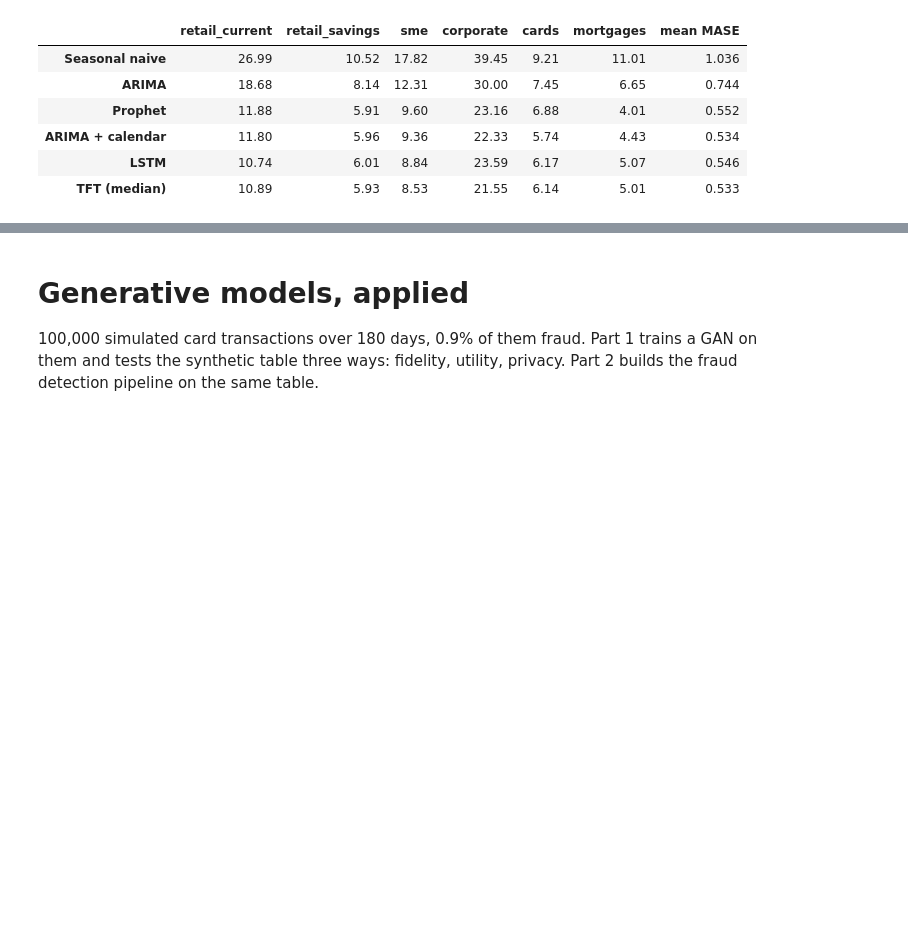
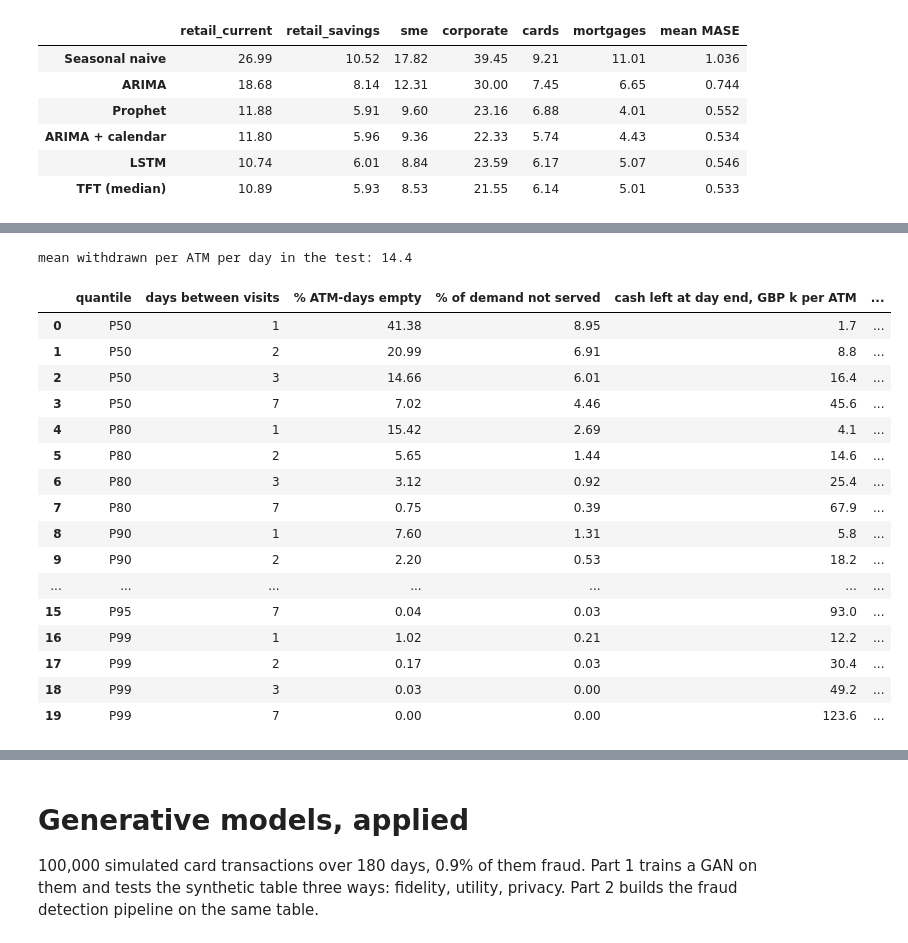
Before and after one commit to iitm-da/finance-ml, a Jupyter notebook: forecasting_and_generative_models.ipynb, the cells around one changed output, grey strips where cells are left out. Cells and saved outputs as stored; diff of their text form; code cells hidden in the pictures; blank space fills up the shorter version.

Commit message:
Day 1 applications: ATM cash example (shared model against per-ATM models, P95 backtest by ATM, replenishment widget), simulated ATM data and notebook cells

```diff
--- a/forecasting_and_generative_models.ipynb
+++ b/forecasting_and_generative_models.ipynb
@@ -485,0 +492,19 @@ pd.DataFrame(rows, columns=['model', 'MASE, days 1 to 7', 'MASE, days 8 to 14'])
+# %%
+from sklearn.ensemble import HistGradientBoostingRegressor as HGB
+atm = pd.read_csv('data/atm.csv', parse_dates=['date']).sort_values(['atm_id', 'date']).reset_index(drop=True)
+A_TEST = 91
+d0 = atm.date.min(); atm['di'] = (atm.date - d0).dt.days
+ti = int(atm.di.max()) - A_TEST + 1                              # first test day
+NEW = set(atm.groupby('atm_id').di.min().loc[lambda s: s > 0].index)
+atm['kind_c'] = atm.kind.astype('category').cat.codes
+atm['atm_c'] = atm.atm_id.astype('category').cat.codes
+atm['origin'] = atm.di - ((atm.di - ti) % 7)                     # the weekly forecast this day belongs to
+atm['h'] = atm.di - atm.origin + 1                               # 1 to 7 days ahead
+g = atm.groupby('atm_id').withdrawn
+atm['naive'] = g.shift(7)                                        # seasonal naive: the same weekday last week
+atm['r28'] = g.transform(lambda s: s.shift(1).rolling(28, min_periods=14).mean())
+lvl = atm.loc[atm.h == 1, ['atm_id', 'origin', 'r28']].rename(columns={'r28': 'level'})
+atm = atm.merge(lvl, on=['atm_id', 'origin'], how='left').dropna(subset=['level', 'naive'])
+a_tr, a_te = atm[atm.di < ti], atm[atm.di >= ti].copy()
+print('%d ATMs, %d of them new | training rows %d, test rows %d | training days for a new ATM: %d'
+      % (atm.atm_id.nunique(), len(NEW), len(a_tr), len(a_te), a_tr[a_tr.atm_id.isin(NEW)].groupby('atm_id').size().max()))
@@ -485,0 +575,46 @@ pd.DataFrame(rows, columns=['model', 'MASE, days 1 to 7', 'MASE, days 8 to 14'])
+# %%
+# replenishment: every R days an ATM is topped up to the sum of the next R daily forecasts at one quantile
+Dm = a_te.pivot(index='di', columns='atm_id', values='withdrawn').values
+Fq = {q: a_te.pivot(index='di', columns='atm_id', values=f'q{q}').values for q in QS}
+def replenish(q, R, keep=None):
+    cash = np.zeros(Dm.shape[1]); out_days = unmet = idle = loaded = 0.0; tr_ = []
+    for d in range(A_TEST):
+        if d % R == 0:
+            target = Fq[q][d:d + R].sum(axis=0)
+            loaded += np.clip(target - cash, 0, None).sum(); cash = np.maximum(cash, target)
+        start = cash.copy()
+        short = np.clip(Dm[d] - cash, 0, None)
+        out_days += (short > 0).sum(); unmet += short.sum()
+        cash = np.clip(cash - Dm[d], 0, None); idle += cash.sum()
+        if keep is not None:
+            tr_.append([round(float(start[keep]), 1), round(float(cash[keep]), 1), int(short[keep] > 0)])
+    n_ = Dm.size
+    return {'out': round(out_days / n_ * 100, 2), 'unmet': round(unmet / Dm.sum() * 100, 2),
+            'idle': round(idle / n_, 1), 'visits': round(7 / R, 2), 'trace': tr_}
+ids = sorted(a_te.atm_id.unique())
+KEEP = next(i for i, a in enumerate(ids) if a not in NEW and a_te.loc[a_te.atm_id == a, 'kind'].iloc[0] == 'residential')
+GRID = {f'{q}_{R}': replenish(q, R, KEEP) for q in QS for R in (1, 2, 3, 7)}
+pol = pd.DataFrame([[f'P{k.split("_")[0]}', int(k.split('_')[1]), v['out'], v['unmet'], v['idle'], v['visits']] for k, v in GRID.items()],
+                   columns=['quantile', 'days between visits', '% ATM-days empty', '% of demand not served',
+                            'cash left at day end, GBP k per ATM', 'visits per ATM per week'])
+print('mean withdrawn per ATM per day in the test: %.1f' % Dm.mean())
+pol
+# %% [output]
+mean withdrawn per ATM per day in the test: 14.4
+|  | quantile | days between visits | % ATM-days empty | % of demand not served | cash left at day end, GBP k per ATM | ... |
+| 0 | P50 | 1 | 41.38 | 8.95 | 1.7 | ... |
+| 1 | P50 | 2 | 20.99 | 6.91 | 8.8 | ... |
+| 2 | P50 | 3 | 14.66 | 6.01 | 16.4 | ... |
+| 3 | P50 | 7 | 7.02 | 4.46 | 45.6 | ... |
+| 4 | P80 | 1 | 15.42 | 2.69 | 4.1 | ... |
+| 5 | P80 | 2 | 5.65 | 1.44 | 14.6 | ... |
+| 6 | P80 | 3 | 3.12 | 0.92 | 25.4 | ... |
+| 7 | P80 | 7 | 0.75 | 0.39 | 67.9 | ... |
+| 8 | P90 | 1 | 7.60 | 1.31 | 5.8 | ... |
+| 9 | P90 | 2 | 2.20 | 0.53 | 18.2 | ... |
+| ... | ... | ... | ... | ... | ... | ... |
+| 15 | P95 | 7 | 0.04 | 0.03 | 93.0 | ... |
+| 16 | P99 | 1 | 1.02 | 0.21 | 12.2 | ... |
+| 17 | P99 | 2 | 0.17 | 0.03 | 30.4 | ... |
+| 18 | P99 | 3 | 0.03 | 0.00 | 49.2 | ... |
+| 19 | P99 | 7 | 0.00 | 0.00 | 123.6 | ... |
```
Also changed, not shown: parts of 15 cells of this notebook, 8 other files.
